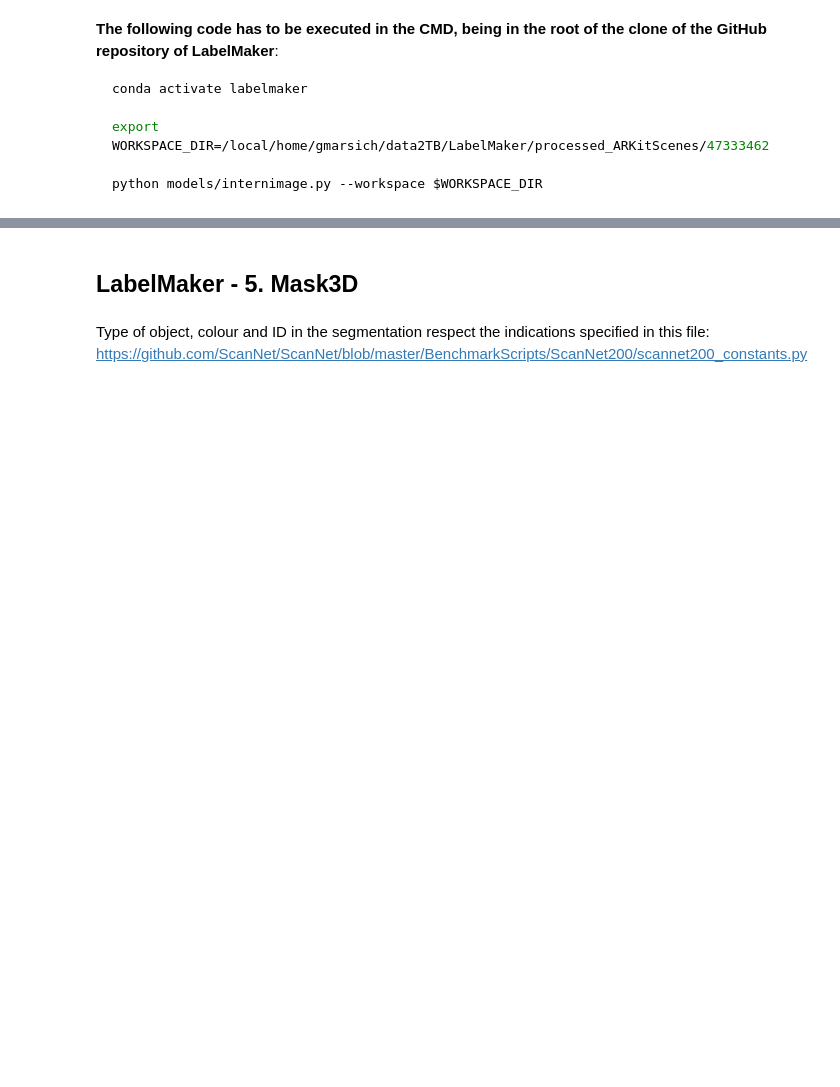
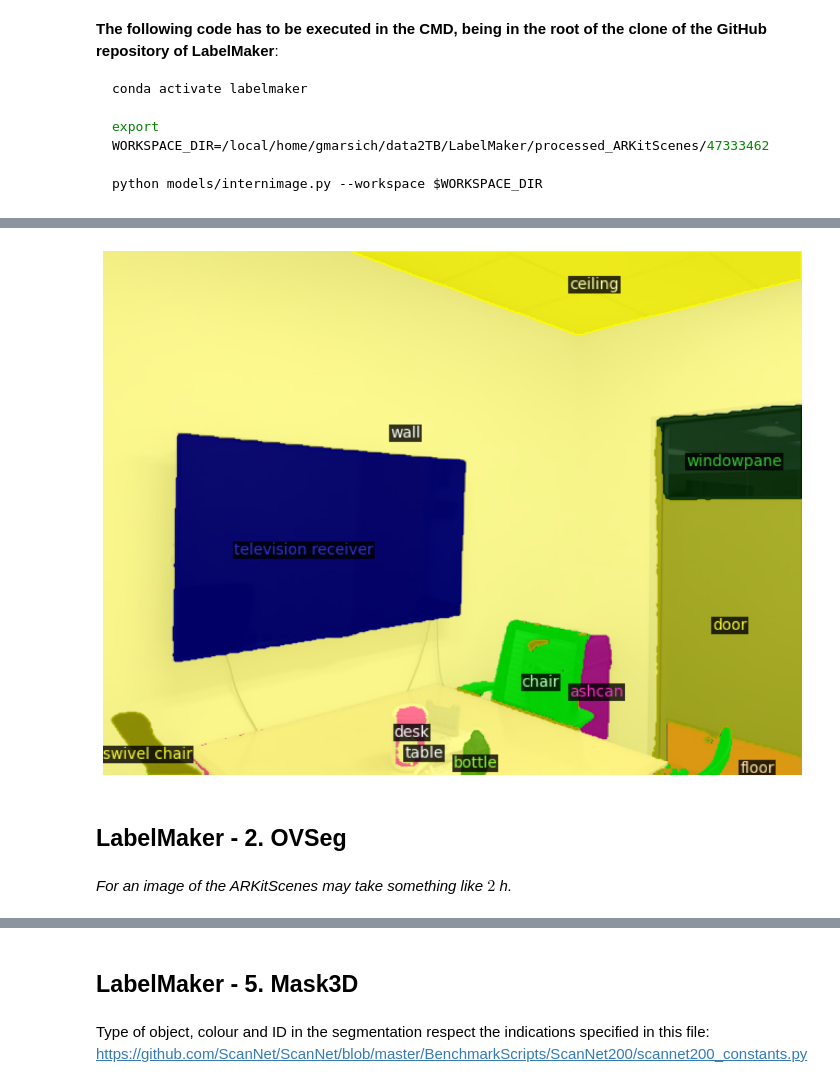
Before and after one commit to gmarsich/Detect_changes_THESIS_LM, a Jupyter notebook: 0Code_playground/3DSegmentation/LabelMaker/LabelMaker.ipynb, the cells around one changed output, grey strips where cells are left out. Cells and saved outputs as stored; diff of their text form; code cells hidden in the pictures; blank space fills up the shorter version.

Commit message:
Working on InternImage

```diff
--- a/0Code_playground/3DSegmentation/LabelMaker/LabelMaker.ipynb
+++ b/0Code_playground/3DSegmentation/LabelMaker/LabelMaker.ipynb
@@ -75,0 +85,31 @@ o3d.visualization.draw_geometries([pcd_mask3D])
+# %%
+# TODO: set colors so that they are random
+
+import cv2
+from labelmaker.visualisation import draw_sem_seg, VisImage
+from labelmaker.label_data import get_ade150
+
+path_dir_img_color = '/local/home/gmarsich/data2TB/LabelMaker/processed_ARKitScenes/40753679/color' #TODO TOSET
+img_color_key = '000000' #TODO TOSET
+img = cv2.imread(f'{path_dir_img_color}/{img_color_key}.jpg')[..., ::-1]
+
+dir_internimage = '/local/home/gmarsich/data2TB/LabelMaker/processed_ARKitScenes/40753679/intermediate/ade20k_internimage_1' # TODO TOSET
+intern = cv2.imread(f'{dir_internimage}/{img_color_key}.png',
+                    cv2.IMREAD_UNCHANGED)
+
+vis = VisImage(img, scale=1)
+draw_sem_seg(
+    intern,
+    vis,
+    classes=[x['name'] for x in sorted(get_ade150(), key=lambda x: x['id'])])
+plt.figure(figsize=(20, 10))
+plt.imshow(vis.get_image())
+plt.gca().axis('off')
+
+plt.show()
+# %% [output]
+[figure, added]
+# %% [markdown]
+## LabelMaker - 2. OVSeg
+# %% [markdown]
+*For an image of the ARKitScenes may take something like $2$ h.*
```
Also changed, not shown: parts of 6 cells of this notebook, 13 other files.
